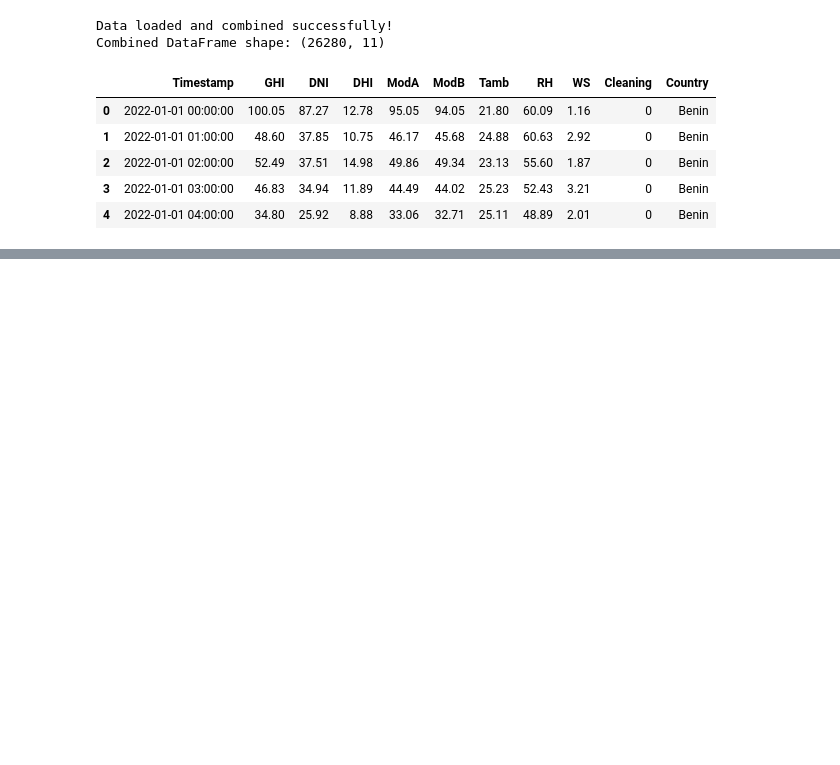
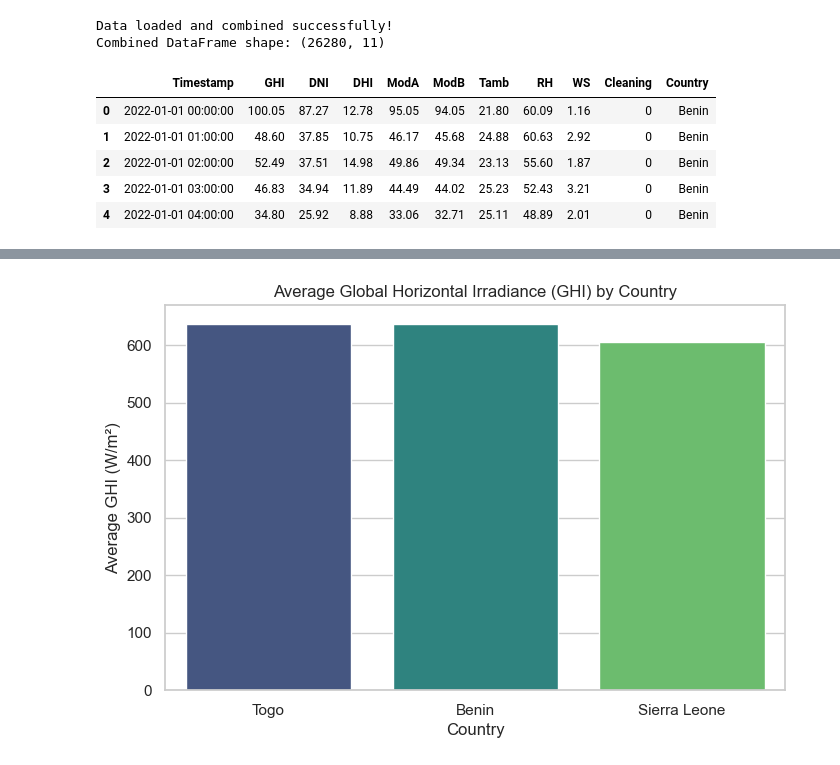
Before and after one commit to eyuBirhanu/solar-challenge-week0, a Jupyter notebook: notebooks/04-cross-country-comparison.ipynb, the cells around one changed output, grey strips where cells are left out. Saved outputs shown, nothing was run; the diff lists cells and outputs as text; code cells hidden in the pictures; blank space fills up the shorter version.

```diff
--- a/notebooks/04-cross-country-comparison.ipynb
+++ b/notebooks/04-cross-country-comparison.ipynb
@@ -43,0 +115,17 @@ Combined DataFrame shape: (26280, 11)
+# %%
+# First, calculate the average GHI for each country and store it in the 'avg_ghi' variable.
+avg_ghi = combined_df.groupby('Country')['GHI'].mean().sort_values(ascending=False)
+# ------------------------
+
+# Create the bar chart
+plt.figure(figsize=(8, 5))
+
+# The corrected line for the plot, which uses the 'avg_ghi' we just created
+sns.barplot(x=avg_ghi.index, y=avg_ghi.values, hue=avg_ghi.index, palette='viridis', legend=False)
+
+plt.title('Average Global Horizontal Irradiance (GHI) by Country')
+plt.xlabel('Country')
+plt.ylabel('Average GHI (W/m²)')
+plt.show()
+# %% [output]
+[figure, added]
```
Also changed, not shown: parts of 4 cells of this notebook.
